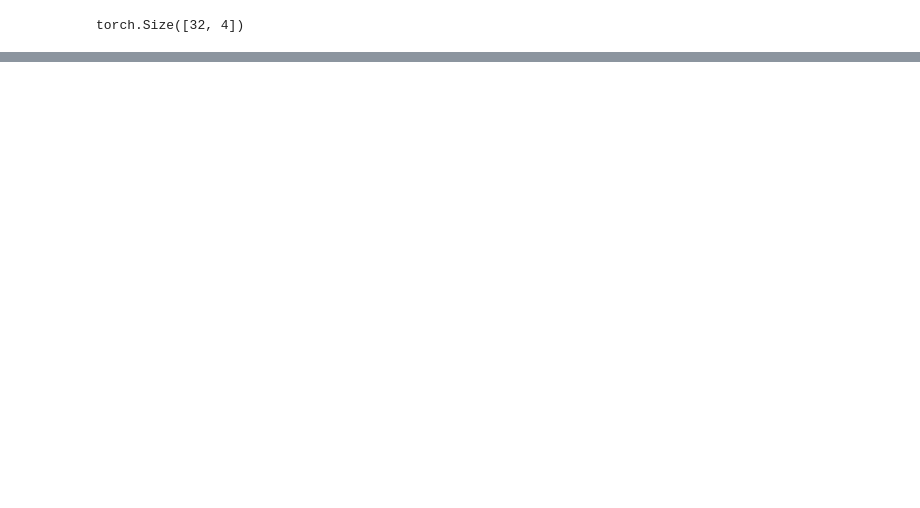
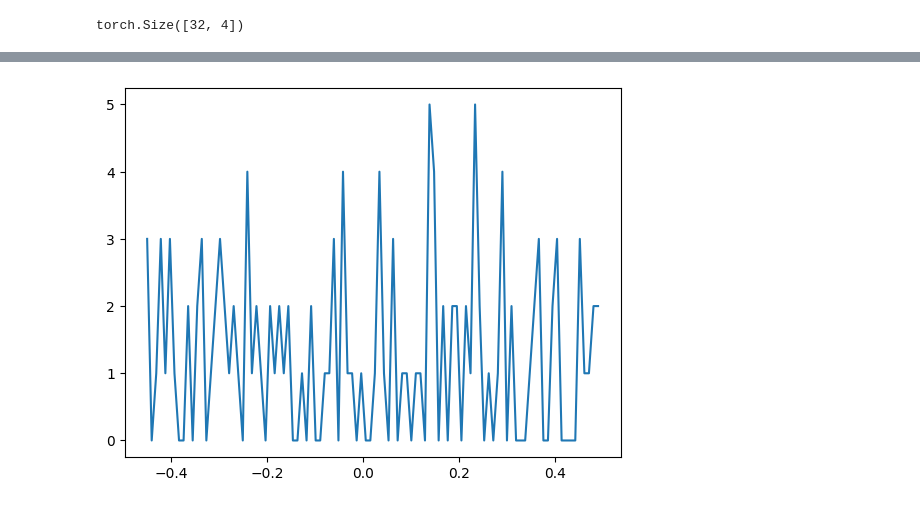
Before and after one commit to Erickllino/Neural_Network, a Jupyter notebook: NN.ipynb, the cells around one changed output, grey strips where cells are left out. Drawn from its saved outputs; the diff is of its cells as text; code cells hidden in the pictures; blank space fills up the shorter version.

```diff
--- a/NN.ipynb
+++ b/NN.ipynb
@@ -469,0 +465,4 @@ training_alt(  epochs, model , loss_fn, opt  )
+# %%
+hist_after_train = plt.plot(X_after,y_after)
+# %% [output]
+[figure, added]
```
Also changed, not shown: parts of 7 cells of this notebook.
